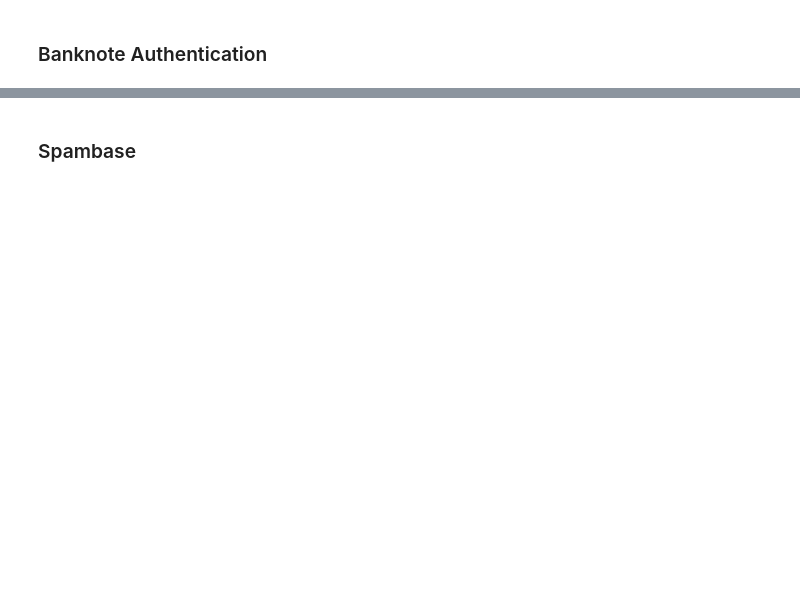
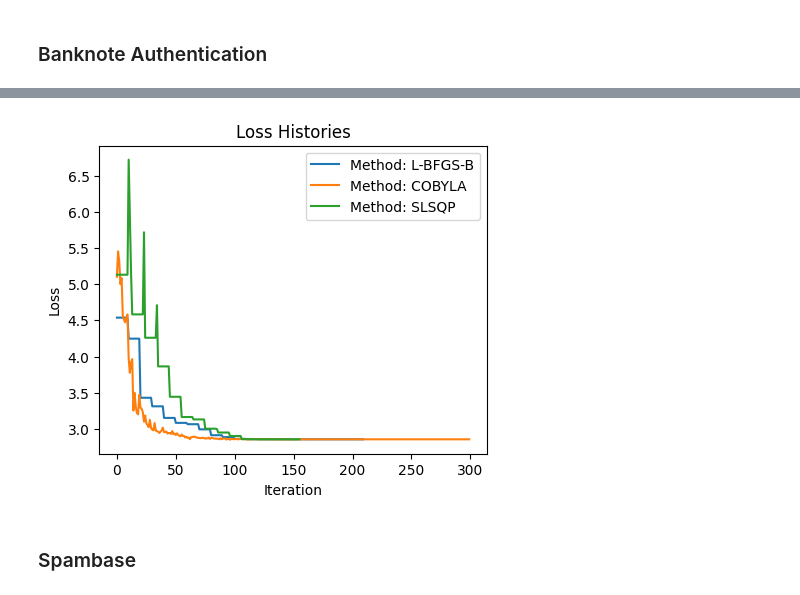
Before and after one commit to zalewskij/Optimization-in-Data-Analysis, a Jupyter notebook: results.ipynb, the cells around one changed output, grey strips where cells are left out. Saved outputs shown, nothing was run; the diff lists cells and outputs as text; code cells hidden in the pictures; blank space fills up the shorter version.

```diff
--- a/results.ipynb
+++ b/results.ipynb
@@ -93,3 +88,6 @@ X = scaler.transform(X)
 
 label_mapping = {0: -1, 1: 1}
 y = np.vectorize(label_mapping.get)(y)
+# %%
+accuracies, loss_histories, optimal_params = run_experiment(X, y, iter_=1)
+pd.DataFrame(optimal_params)
@@ -96 +101,5 @@ y = np.vectorize(label_mapping.get)(y)
+# %%
+plot_loss_histories_one_plot_log(loss_histories)
+# %% [output]
+[figure, added]
 # %%
```
Also changed, not shown: parts of 19 cells of this notebook, 2 other files.
